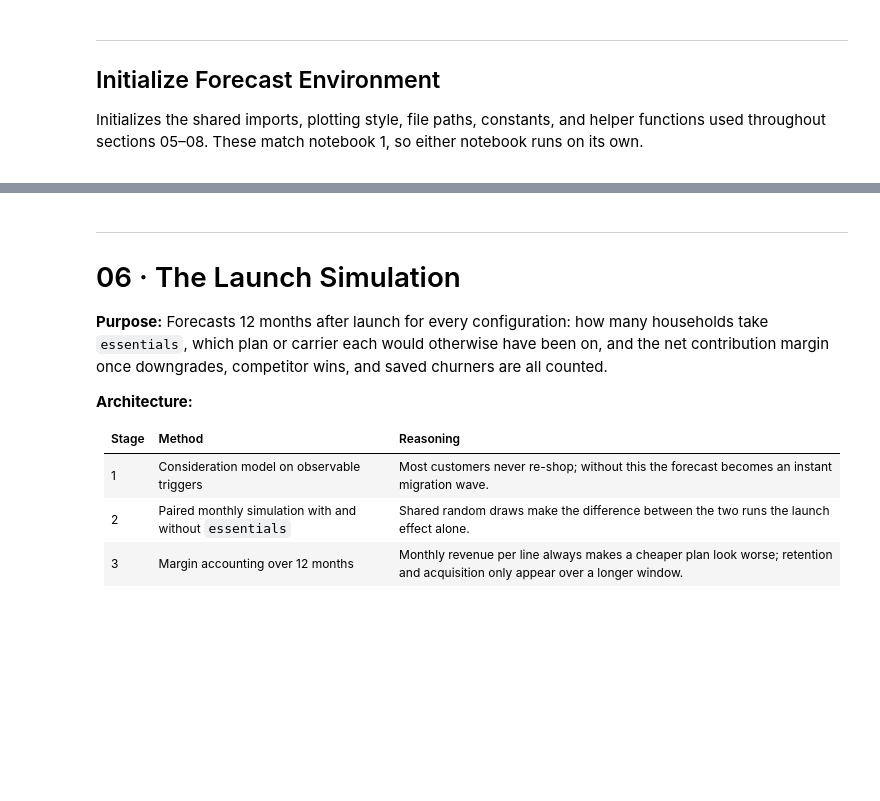
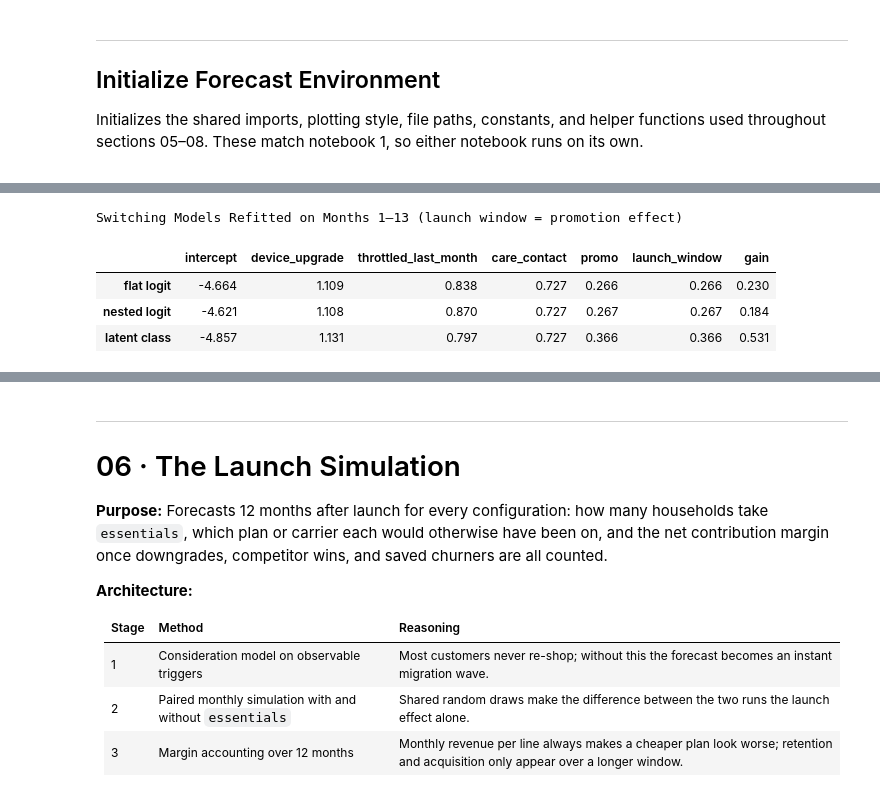
Before and after one commit to paforsey/data-science-portfolio, a Jupyter notebook: case-studies/rate-plan-cannibalization/02_launch_forecast.ipynb, the cells around one changed output, grey strips where cells are left out. Cells and saved outputs as stored; diff of their text form; code cells hidden in the pictures; blank space fills up the shorter version.

```diff
--- a/case-studies/rate-plan-cannibalization/02_launch_forecast.ipynb
+++ b/case-studies/rate-plan-cannibalization/02_launch_forecast.ipynb
@@ -170,0 +418,48 @@ REFERENCE_CONFIG = ('lean', 'open', 45.0)
+# %%
+# Refit Switching Models
+def inclusive_gain(V, destinations, current, nests, lam):
+    rows = np.arange(len(V))
+    _, inclusive = nested_probabilities(V, destinations, nests, lam)
+    return inclusive - V[rows, current]
+
+
+def switching_gain(model, o, constants, lam, chunk = 100_000):
+    nests = nest_indices(MODELS[model]['tree'], RP_ALTS)
+    gain = np.empty(len(o))
+    for start in range(0, len(o), chunk):
+        part = o.iloc[start:start + chunk]
+        X, C, _, destinations, _, class_p = occasion_design(part)
+        V = model_utilities(model, X, C, constants)
+        current = part['plan'].map(ALT).to_numpy()
+        if model == 'latent class':
+            gain[start:start + chunk] = sum(class_p[:, c] * inclusive_gain(V[..., c], destinations, current, nests, lam) for c in range(V.shape[2]))
+        else:
+            gain[start:start + chunk] = inclusive_gain(V, destinations, current, nests, lam)
+    return gain
+
+
+def fit_switching(o, gain):
+    terms = [t for t in TRIGGERS if o[t].any()]
+    Z = np.column_stack([np.ones(len(o)), o[terms].to_numpy(dtype = float), gain])
+    y = o['changed'].to_numpy(dtype = float)
+
+    def objective(b):
+        eta = Z @ b
+        return -(y * eta - np.logaddexp(0, eta)).sum(), -(Z.T @ (y - 1 / (1 + np.exp(-eta))))
+
+    result = minimize(objective, np.zeros(Z.shape[1]), jac = True, method = 'L-BFGS-B')
+    return dict(zip(['intercept'] + terms + ['gain'], result.x))
+
+for model, b in backtest.items():
+    switching = fit_switching(pre_launch, switching_gain(model, pre_launch, b['constants'], b['lam']))
+    switching.setdefault('launch_window', switching['promo'])
+    b['switching'] = switching
+
+display(pd.DataFrame({m: b['switching'] for m, b in backtest.items()}).T[['intercept'] + TRIGGERS + ['gain']]
+        .style.format('{:.3f}').set_caption('Switching Models Refitted on Months 1–13 (launch window = promotion effect)'))
+# %% [output]
+Switching Models Refitted on Months 1–13 (launch window = promotion effect)
+|  | intercept | device_upgrade | throttled_last_month | care_contact | promo | launch_window | gain |
+| flat logit | -4.664 | 1.109 | 0.838 | 0.727 | 0.266 | 0.266 | 0.230 |
+| nested logit | -4.621 | 1.108 | 0.870 | 0.727 | 0.267 | 0.267 | 0.184 |
+| latent class | -4.857 | 1.131 | 0.797 | 0.727 | 0.366 | 0.366 | 0.531 |
```
Also changed, not shown: parts of 14 cells of this notebook.
